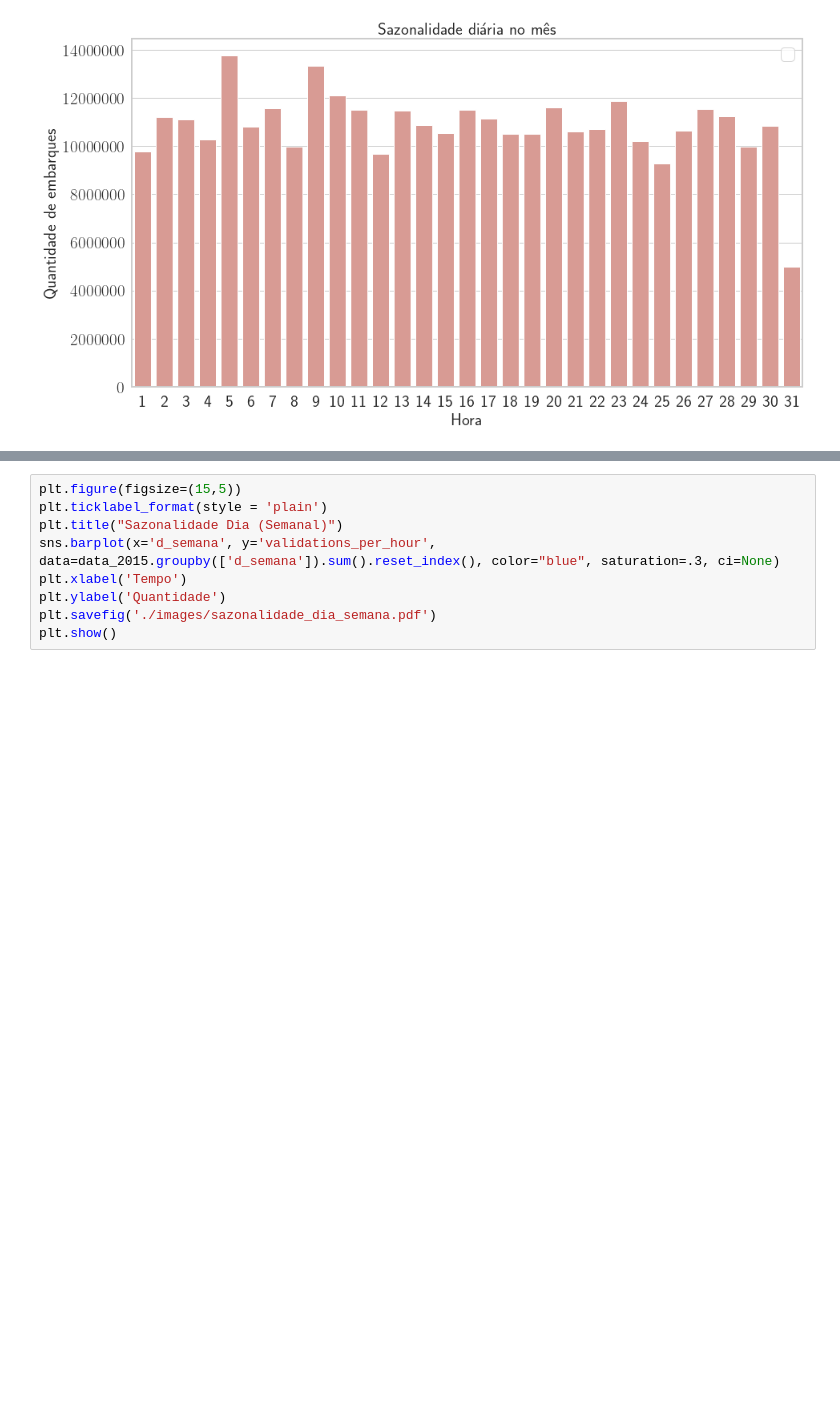
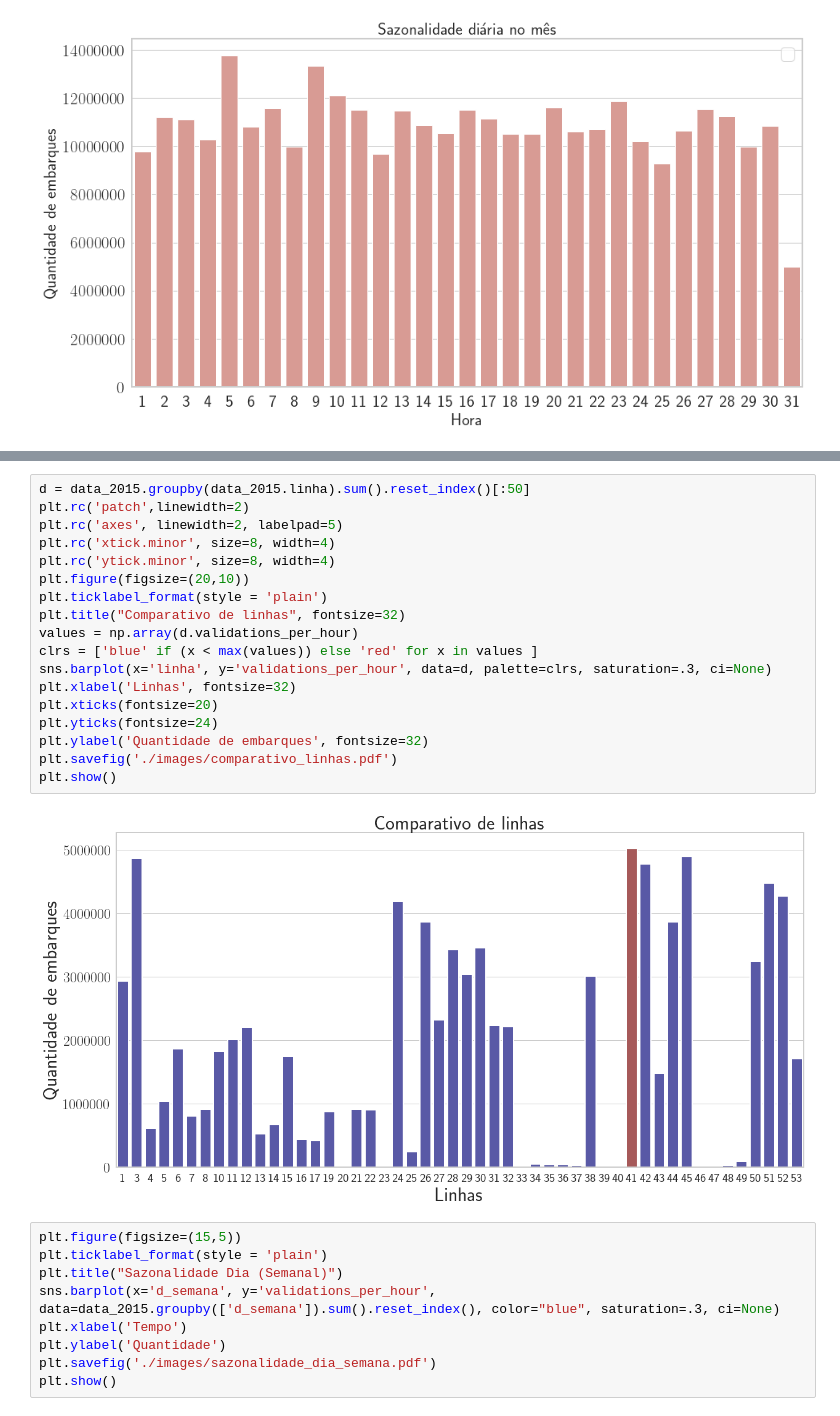
Before and after one commit to medeirosvictor/ds-mobilidade-urbana-fortaleza, a Jupyter notebook: Data-Visualization.ipynb, the cells around one changed output, grey strips where cells are left out. Saved outputs shown, nothing was run; the diff lists cells and outputs as text; blank space fills up the shorter version.

```diff
--- a/Data-Visualization.ipynb
+++ b/Data-Visualization.ipynb
@@ -142,3 +173,23 @@ No handles with labels found to put in legend.
+# %%
+d = data_2015.groupby(data_2015.linha).sum().reset_index()[:50]
+plt.rc('patch',linewidth=2)
+plt.rc('axes', linewidth=2, labelpad=5)
+plt.rc('xtick.minor', size=8, width=4)
+plt.rc('ytick.minor', size=8, width=4)
+plt.figure(figsize=(20,10))
+plt.ticklabel_format(style = 'plain')
+plt.title("Comparativo de linhas", fontsize=32)
+values = np.array(d.validations_per_hour)
+clrs = ['blue' if (x < max(values)) else 'red' for x in values ]
+sns.barplot(x='linha', y='validations_per_hour', data=d, palette=clrs, saturation=.3, ci=None)
+plt.xlabel('Linhas', fontsize=32)
+plt.xticks(fontsize=20)
+plt.yticks(fontsize=24)
+plt.ylabel('Quantidade de embarques', fontsize=32)
+plt.savefig('./images/comparativo_linhas.pdf')
+plt.show()
+# %% [output]
+[figure, added]
 # %%
 plt.figure(figsize=(15,5))
 plt.ticklabel_format(style = 'plain')
```
Also changed, not shown: parts of 3 cells of this notebook, 19 other files.
